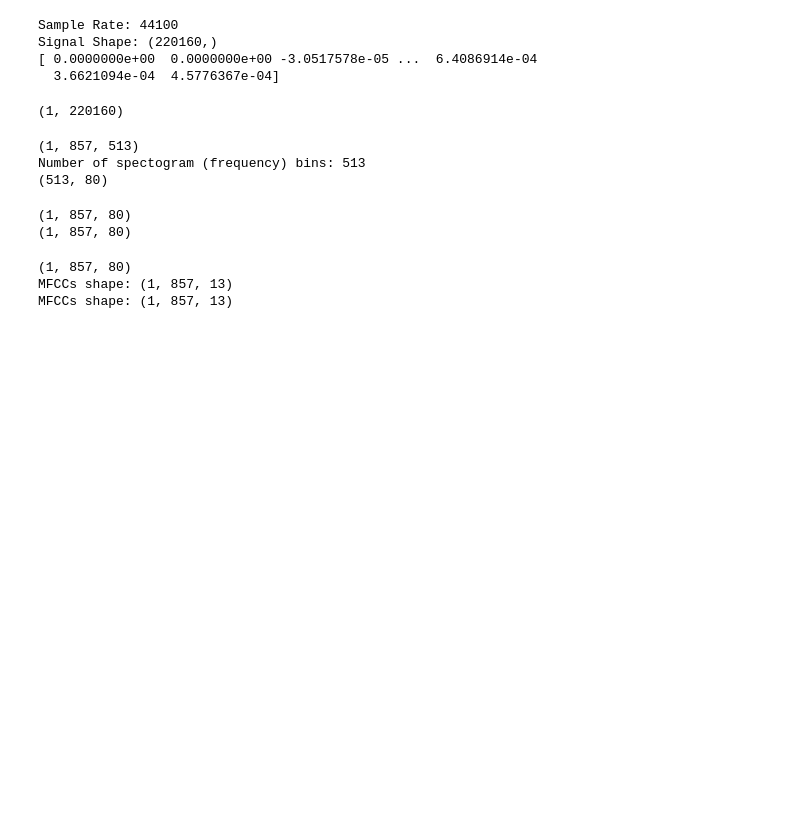
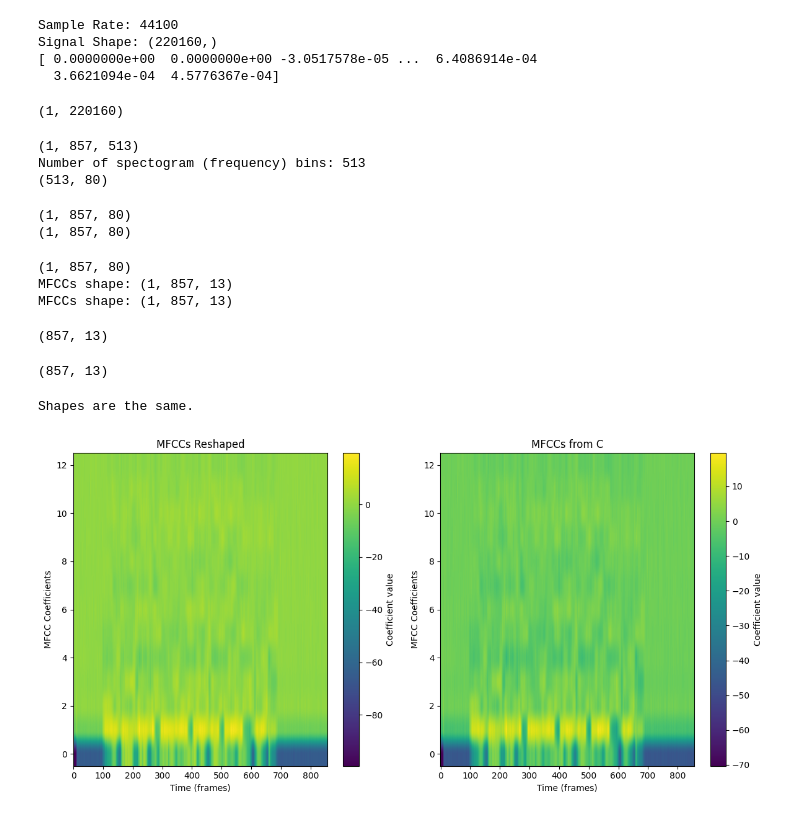
Before and after one commit to lbalic21/keyword_spotting, a Jupyter notebook: mfcc.ipynb, the cells around one changed output. Saved outputs shown, nothing was run; the diff lists cells and outputs as text; code cells hidden in the pictures; blank space fills up the shorter version.

```diff
--- a/mfcc.ipynb
+++ b/mfcc.ipynb
@@ -112,3 +112,83 @@ print("MFCCs shape:", mfccs.shape)
 (1, 857, 80)
 MFCCs shape: (1, 857, 13)
 MFCCs shape: (1, 857, 13)
+# %%
+# Remove the batch dimension for visualization
+mfccs_reshaped = mfccs[0]  # Shape: (857, 13)
+print(mfccs_reshaped.shape)
+# %% [output]
+(857, 13)
+# %%
+mfccs_file_path = "mfccs_c.txt"  # Change this to your MFCC file path
+mfccs_c = np.loadtxt(mfccs_file_path)
+print(mfccs_c.shape)
+# %% [output]
+(857, 13)
+# %%
+# Step 1: Check shapes
+if mfccs_reshaped.shape != mfccs_c.shape:
+    print("Shapes are different!")
+    print("Shape of MFCCs Reshaped:", mfccs_reshaped.shape)
+    print("Shape of MFCCs C:", mfccs_c.shape)
+else:
+    print("Shapes are the same.")
+
+# Step 2: Visualize the MFCCs side by side
+plt.figure(figsize=(12, 6))
+
+# Plot MFCCs from reshaped data
+plt.subplot(1, 2, 1)
+plt.imshow(mfccs_reshaped.T, aspect='auto', origin='lower', cmap='viridis')
+plt.title('MFCCs Reshaped')
+plt.xlabel('Time (frames)')
+plt.ylabel('MFCC Coefficients')
+plt.colorbar(label='Coefficient value')
+
+# Plot MFCCs from C data
+plt.subplot(1, 2, 2)
+plt.imshow(mfccs_c.T, aspect='auto', origin='lower', cmap='viridis')
+plt.title('MFCCs from C')
+plt.xlabel('Time (frames)')
+plt.ylabel('MFCC Coefficients')
+plt.colorbar(label='Coefficient value')
+
+plt.tight_layout()
+plt.show()
+
+# Step 3: Quantitative comparison
+# Calculate absolute difference
+difference = np.abs(mfccs_reshaped - mfccs_c)
+
+# Step 4: Check if they are equal within a small tolerance
+tolerance = 1e-6  # Define a small tolerance
+if np.all(difference < tolerance):
+    print("The MFCCs are identical within the tolerance.")
+else:
+    print("The MFCCs are different.")
+    # Mean Squared Error
+    mse = np.mean(difference**2)
+    print(f"Mean Squared Error between the two MFCC sets: {mse:.6f}")
+
+# Step 5: Mean and Variance Comparison
+mean_mfcc_reshaped = np.mean(mfccs_reshaped, axis=0)
+mean_mfcc_c = np.mean(mfccs_c, axis=0)
+
+print("Mean MFCCs from Reshaped:", mean_mfcc_reshaped)
+print("Mean MFCCs from C:", mean_mfcc_c)
+
+# Variance
+var_mfcc_reshaped = np.var(mfccs_reshaped, axis=0)
+var_mfcc_c = np.var(mfccs_c, axis=0)
+
+print("Variance MFCCs from Reshaped:", var_mfcc_reshaped)
+print("Variance MFCCs from C:", var_mfcc_c)
+
+# Final comparison of means and variances
+mean_difference = np.abs(mean_mfcc_reshaped - mean_mfcc_c)
+var_difference = np.abs(var_mfcc_reshaped - var_mfcc_c)
+
+print("Mean difference:", mean_difference)
+print("Variance difference:", var_difference)
+# %% [output]
+Shapes are the same.
+[figure, added]
```
Also changed, not shown: parts of 3 cells of this notebook.
